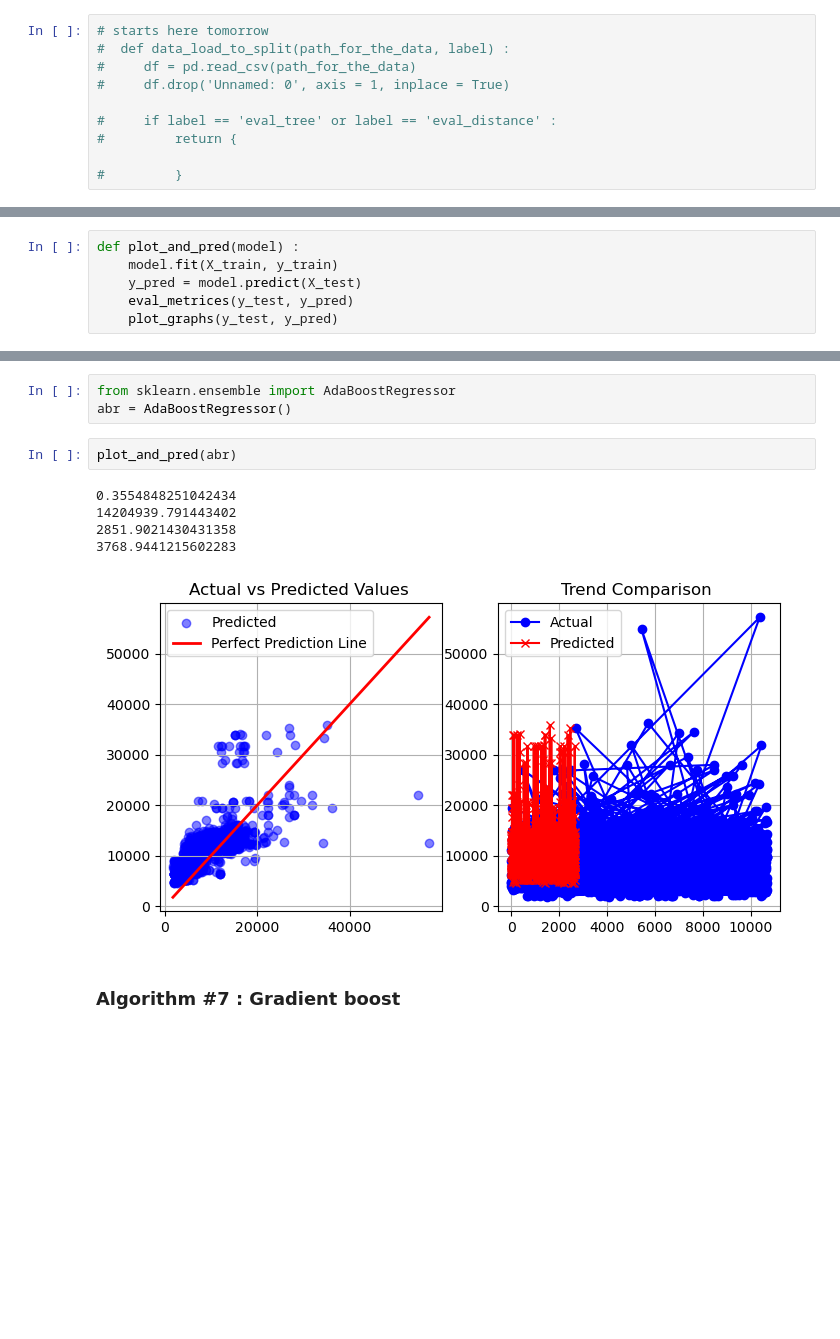
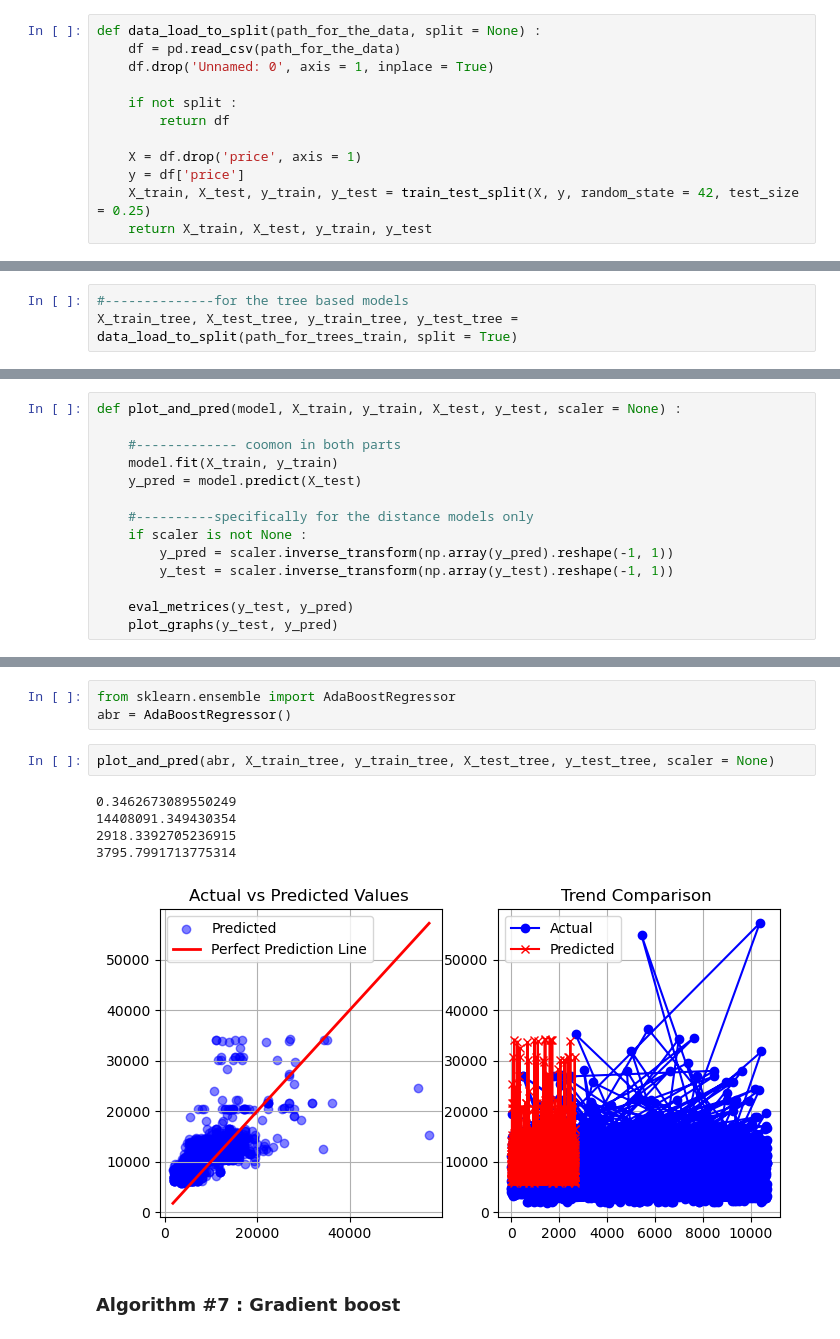
Before and after one commit to utsav87589/Flight-Price-EDA, a Jupyter notebook: notebooks/algos.ipynb, the cells around one changed output, grey strips where cells are left out. Cells and saved outputs as stored; diff of their text form; blank space fills up the shorter version.

```diff
--- a/notebooks/algos.ipynb
+++ b/notebooks/algos.ipynb
@@ -25,12 +25,14 @@ path_for_distance_eval = '../data/preprocessed/distance/test.csv'
 # %%
 from sklearn.model_selection import train_test_split
 # %%
-# starts here tomorrow
-#  def data_load_to_split(path_for_the_data, label) :
-#     df = pd.read_csv(path_for_the_data)
-#     df.drop('Unnamed: 0', axis = 1, inplace = True)
+def data_load_to_split(path_for_the_data, split = None) :
+    df = pd.read_csv(path_for_the_data)
+    df.drop('Unnamed: 0', axis = 1, inplace = True)
 
-#     if label == 'eval_tree' or label == 'eval_distance' :
-#         return {
+    if not split :
+        return df
 
-#         }
+    X = df.drop('price', axis = 1)
+    y = df['price']
+    X_train, X_test, y_train, y_test = train_test_split(X, y, random_state = 42, test_size = 0.25)
+    return X_train, X_test, y_train, y_test
@@ -36,0 +56,3 @@ from sklearn.model_selection import train_test_split
+# %%
+#--------------for the tree based models
+X_train_tree, X_test_tree, y_train_tree, y_test_tree = data_load_to_split(path_for_trees_train, split = True)
@@ -63,9 +107,17 @@ def plot_graphs(y_test, y_pred, title_suffix=""):
     plt.grid(True)
     plt.show()
 # %%
-def plot_and_pred(model) :
+def plot_and_pred(model, X_train, y_train, X_test, y_test, scaler = None) :
+
+    #------------- coomon in both parts
     model.fit(X_train, y_train)
     y_pred = model.predict(X_test)
+
+    #----------specifically for the distance models only
+    if scaler is not None :
+        y_pred = scaler.inverse_transform(np.array(y_pred).reshape(-1, 1))
+        y_test = scaler.inverse_transform(np.array(y_test).reshape(-1, 1))
+
     eval_metrices(y_test, y_pred)
     plot_graphs(y_test, y_pred)
 # %% [markdown]
@@ -180,13 +232,13 @@ plot_and_pred(dtr)
 from sklearn.ensemble import AdaBoostRegressor
 abr = AdaBoostRegressor()
 # %%
-plot_and_pred(abr)
+plot_and_pred(abr, X_train_tree, y_train_tree, X_test_tree, y_test_tree, scaler = None)
 # %% [output]
-0.3554848251042434
-14204939.791443402
-2851.9021430431358
-3768.9441215602283
+0.3462673089550249
+14408091.349430354
+2918.3392705236915
+3795.7991713775314
-[figure, old version]
+[figure, new version]
 # %% [markdown]
 ### Algorithm #7 : Gradient boost
 # %%
```
Also changed, not shown: parts of 22 cells of this notebook, 6 other files.
